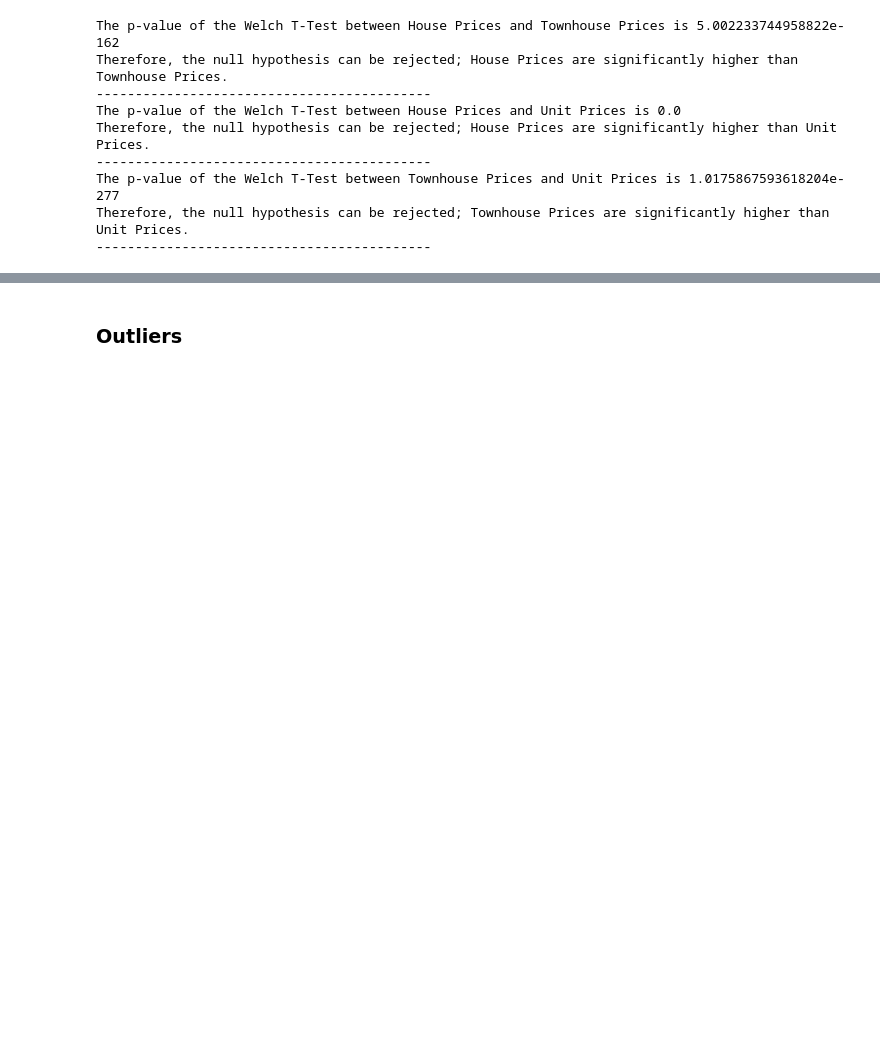
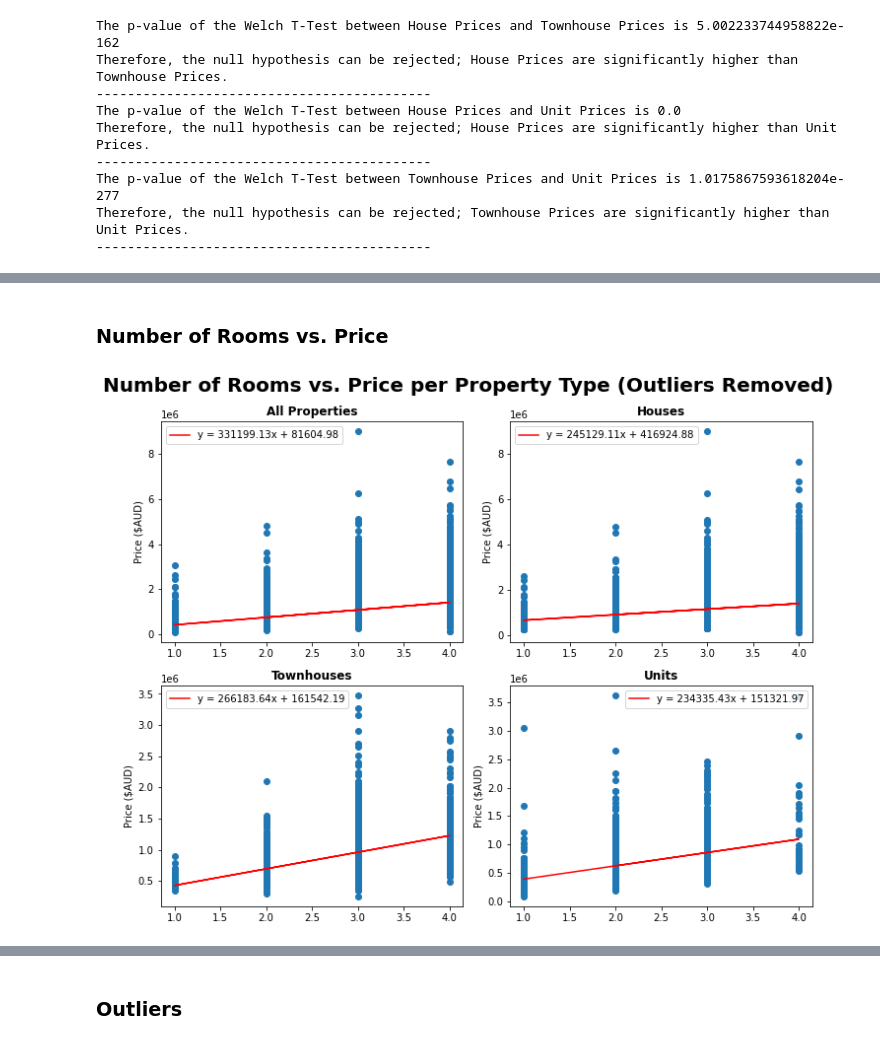
Before and after one commit to Kopixx/Project-1, a Jupyter notebook: Q1_data_exploration.ipynb, the cells around one changed output, grey strips where cells are left out. Saved outputs shown, nothing was run; the diff lists cells and outputs as text; code cells hidden in the pictures; blank space fills up the shorter version.

```diff
--- a/Q1_data_exploration.ipynb
+++ b/Q1_data_exploration.ipynb
@@ -544,0 +661,38 @@ Therefore, the null hypothesis can be rejected; Townhouse Prices are significant
+# %% [markdown]
+### Number of Rooms vs. Price
+# %%
+#Collect the data
+house_rooms = rooms_no_out.loc[rooms_no_out["Type"] == "h", :]
+town_rooms = rooms_no_out.loc[rooms_no_out["Type"] == "t", :]
+unit_rooms = rooms_no_out.loc[rooms_no_out["Type"] == "u", :]
+
+rooms_data = [rooms_no_out, house_rooms, town_rooms, unit_rooms]
+rooms_titles = ["All Properties", "Houses", "Townhouses", "Units"]
+
+#Plot the 4 boxplots
+fig, axs = plt.subplots(2, 2, figsize=(10,8))
+fig.suptitle("Number of Rooms vs. Price per Property Type (Outliers Removed)", fontsize = 20, fontweight = 'bold')
+
+for i, ax in enumerate(axs.flat):
+    #Calculate the linear regression
+    x_values = rooms_data[i].iloc[:,1]
+    y_values = rooms_data[i].iloc[:,0]
+    (slope, intercept, rvalue, pvalue, stderr) = st.linregress(x_values, y_values)
+    regress_values = x_values * slope + intercept
+
+    #Save the line equation
+    line_eq = "y = " + str(round(slope, 2)) + "x + " + str(round(intercept, 2))
+
+    #Plot the data
+    ax.scatter(x_values, y_values)
+    ax.set_title(rooms_titles[i], fontweight="bold")
+    ax.set_ylabel("Price ($AUD)")
+
+    #Add the regrssion line & equation
+    ax.plot(x_values, regress_values, "r-")
+    red_line = plt.Line2D([], [], color='red', label=line_eq)
+    ax.legend(handles=[red_line])
+
+plt.tight_layout()
+# %% [output]
+[figure, added]
```
Also changed, not shown: parts of 48 cells of this notebook.
